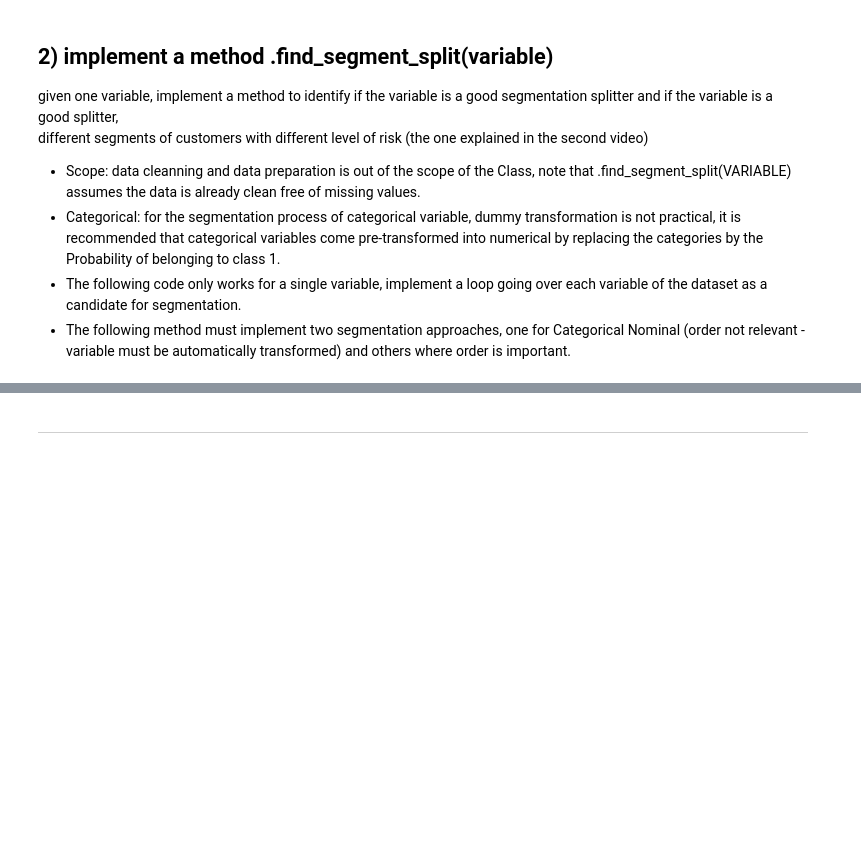
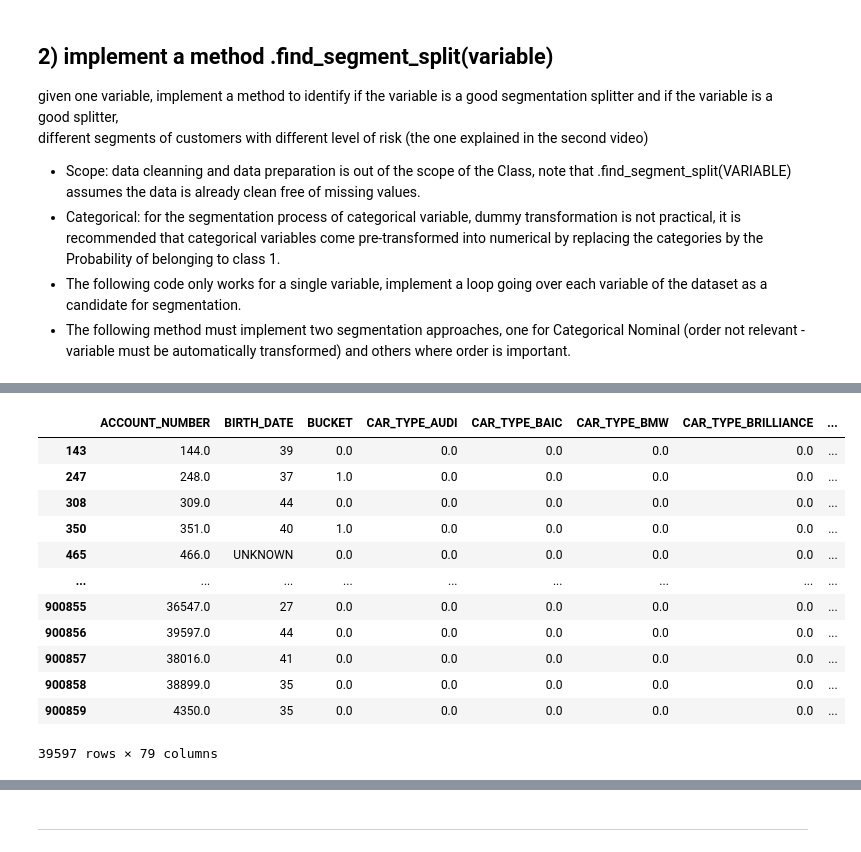
Before and after one commit to hana-am/Jigglypuff, a Jupyter notebook: 01_group_exercise_RiskBasedSegmentation_StarterCode.ipynb, the cells around one changed output, grey strips where cells are left out. Saved outputs shown, nothing was run; the diff lists cells and outputs as text; code cells hidden in the pictures; blank space fills up the shorter version.

```diff
--- a/01_group_exercise_RiskBasedSegmentation_StarterCode.ipynb
+++ b/01_group_exercise_RiskBasedSegmentation_StarterCode.ipynb
@@ -144,0 +108,16 @@ different segments of customers with different level of risk (the one explained
+# %%
+myrdf.encod(seg_data_cat)
+# %% [output]
+|  | ACCOUNT_NUMBER | BIRTH_DATE | BUCKET | CAR_TYPE_AUDI | CAR_TYPE_BAIC | CAR_TYPE_BMW | CAR_TYPE_BRILLIANCE | ... |
+| 143 | 144.0 | 39 | 0.0 | 0.0 | 0.0 | 0.0 | 0.0 | ... |
+| 247 | 248.0 | 37 | 1.0 | 0.0 | 0.0 | 0.0 | 0.0 | ... |
+| 308 | 309.0 | 44 | 0.0 | 0.0 | 0.0 | 0.0 | 0.0 | ... |
+| 350 | 351.0 | 40 | 1.0 | 0.0 | 0.0 | 0.0 | 0.0 | ... |
+| 465 | 466.0 | UNKNOWN | 0.0 | 0.0 | 0.0 | 0.0 | 0.0 | ... |
+| ... | ... | ... | ... | ... | ... | ... | ... | ... |
+| 900855 | 36547.0 | 27 | 0.0 | 0.0 | 0.0 | 0.0 | 0.0 | ... |
+| 900856 | 39597.0 | 44 | 0.0 | 0.0 | 0.0 | 0.0 | 0.0 | ... |
+| 900857 | 38016.0 | 41 | 0.0 | 0.0 | 0.0 | 0.0 | 0.0 | ... |
+| 900858 | 38899.0 | 35 | 0.0 | 0.0 | 0.0 | 0.0 | 0.0 | ... |
+| 900859 | 4350.0 | 35 | 0.0 | 0.0 | 0.0 | 0.0 | 0.0 | ... |
+39597 rows × 79 columns
```
Also changed, not shown: parts of 41 cells of this notebook, 5 other files.
